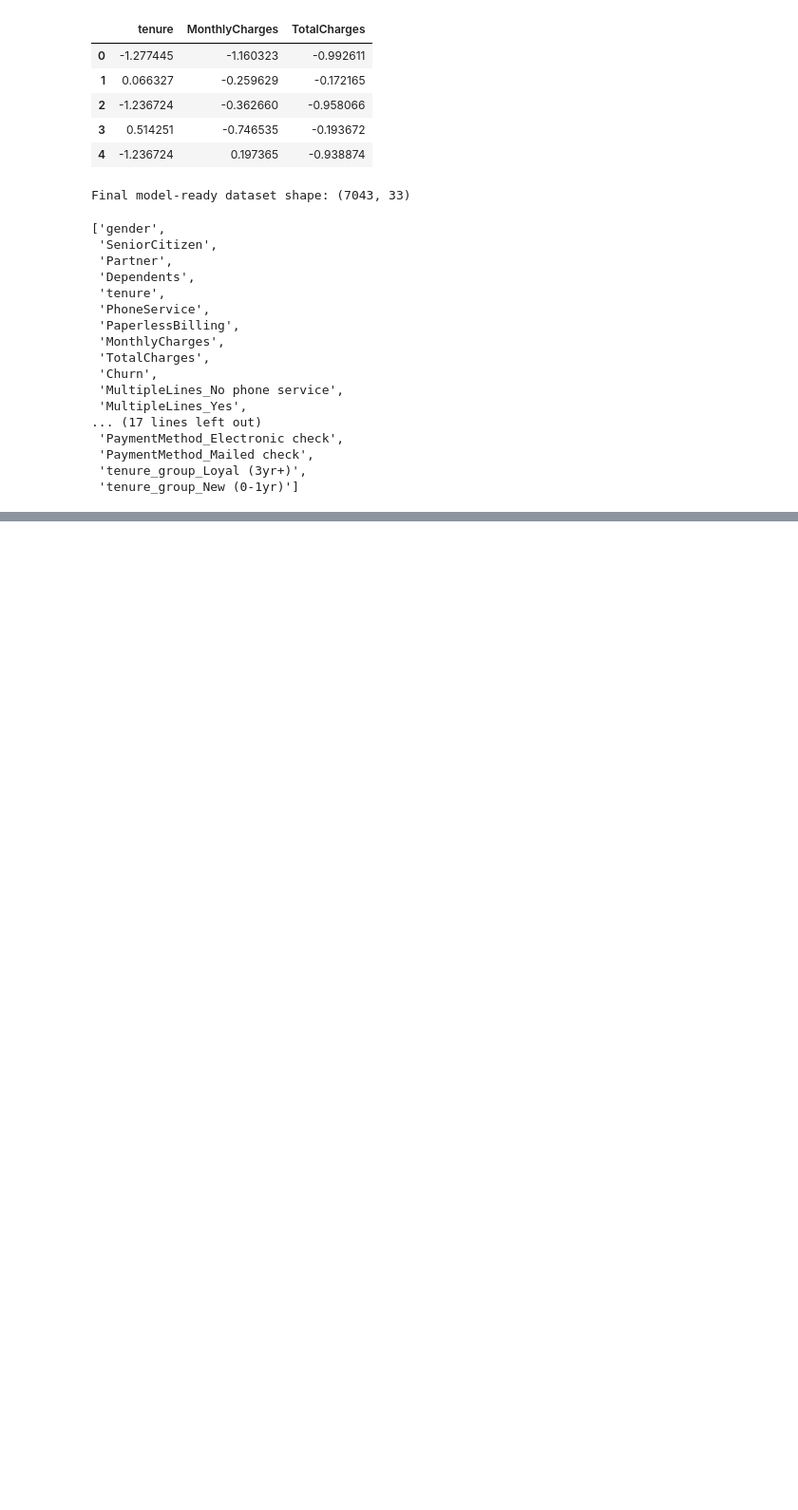
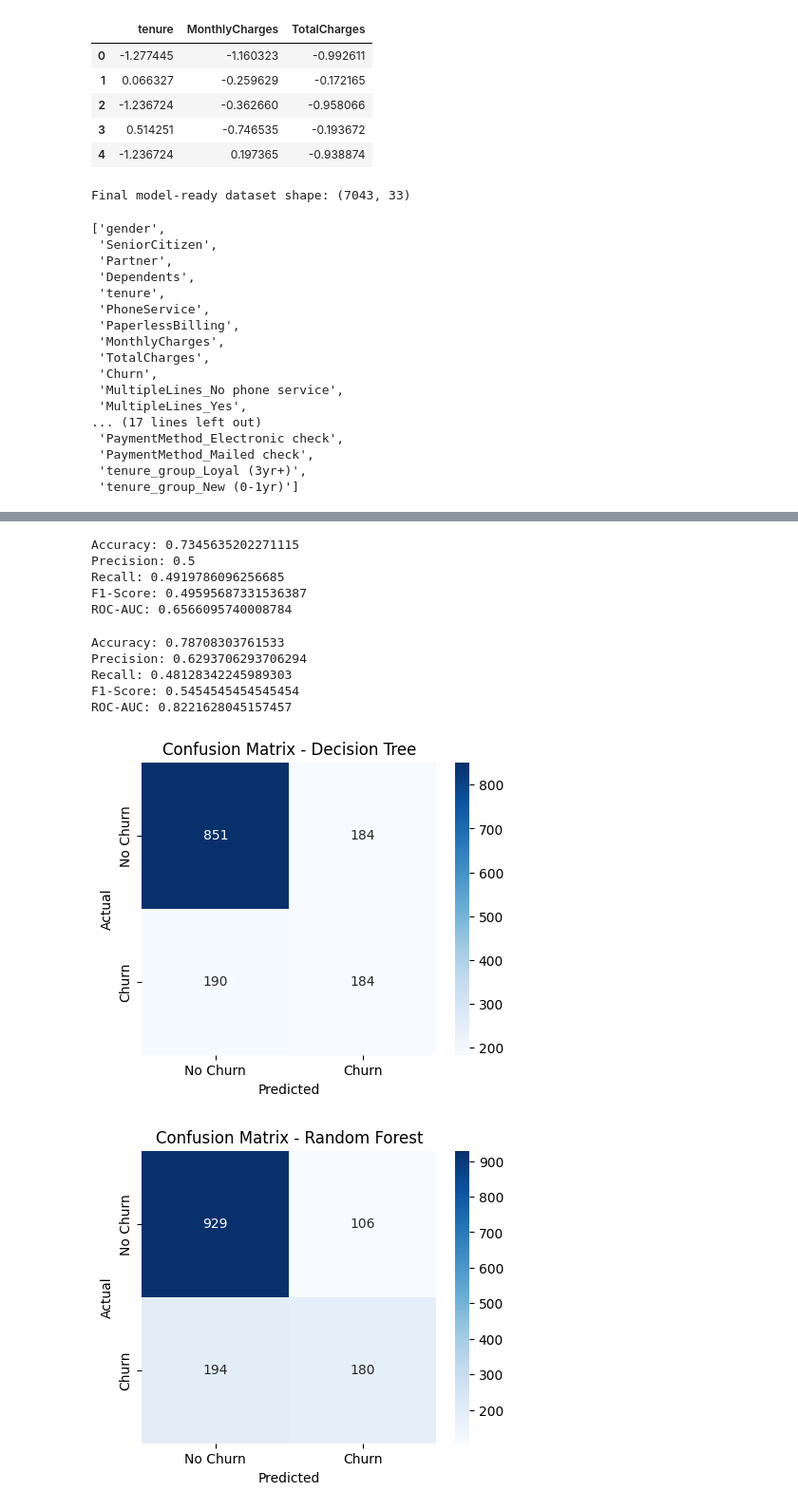
Before and after one commit to Alfred-Doryele/Customer-Churn-Prediction, a Jupyter notebook: notebooks/customer_churn_analysis.ipynb, the cells around one changed output, grey strips where cells are left out. Shown at 95% size. Saved outputs shown, nothing was run; the diff lists cells and outputs as text; code cells hidden in the pictures; blank space fills up the shorter version.

```diff
--- a/notebooks/customer_churn_analysis.ipynb
+++ b/notebooks/customer_churn_analysis.ipynb
@@ -453,0 +504,52 @@ files.download('churn_features_ready.csv')
+# %%
+from sklearn.tree import DecisionTreeClassifier
+
+dt = DecisionTreeClassifier(random_state=42)
+dt.fit(X_train, y_train)
+
+y_pred_dt = dt.predict(X_test)
+y_prob_dt = dt.predict_proba(X_test)[:, 1]
+
+print("Accuracy:", accuracy_score(y_test, y_pred_dt))
+print("Precision:", precision_score(y_test, y_pred_dt))
+print("Recall:", recall_score(y_test, y_pred_dt))
+print("F1-Score:", f1_score(y_test, y_pred_dt))
+print("ROC-AUC:", roc_auc_score(y_test, y_prob_dt))
+# %% [output]
+Accuracy: 0.7345635202271115
+Precision: 0.5
+Recall: 0.4919786096256685
+F1-Score: 0.49595687331536387
+ROC-AUC: 0.6566095740008784
+# %%
+from sklearn.ensemble import RandomForestClassifier
+
+rf = RandomForestClassifier(random_state=42, n_estimators=100)
+rf.fit(X_train, y_train)
+
+y_pred_rf = rf.predict(X_test)
+y_prob_rf = rf.predict_proba(X_test)[:, 1]
+
+print("Accuracy:", accuracy_score(y_test, y_pred_rf))
+print("Precision:", precision_score(y_test, y_pred_rf))
+print("Recall:", recall_score(y_test, y_pred_rf))
+print("F1-Score:", f1_score(y_test, y_pred_rf))
+print("ROC-AUC:", roc_auc_score(y_test, y_prob_rf))
+# %% [output]
+Accuracy: 0.78708303761533
+Precision: 0.6293706293706294
+Recall: 0.48128342245989303
+F1-Score: 0.5454545454545454
+ROC-AUC: 0.8221628045157457
+# %%
+for name, preds in [('Decision Tree', y_pred_dt), ('Random Forest', y_pred_rf)]:
+    cm = confusion_matrix(y_test, preds)
+    plt.figure(figsize=(5,4))
+    sns.heatmap(cm, annot=True, fmt='d', cmap='Blues', xticklabels=['No Churn','Churn'], yticklabels=['No Churn','Churn'])
+    plt.title(f'Confusion Matrix - {name}')
+    plt.ylabel('Actual')
+    plt.xlabel('Predicted')
+    plt.show()
+# %% [output]
+[figure, added]
+[figure, added]
```
Also changed, not shown: parts of 5 cells of this notebook.
